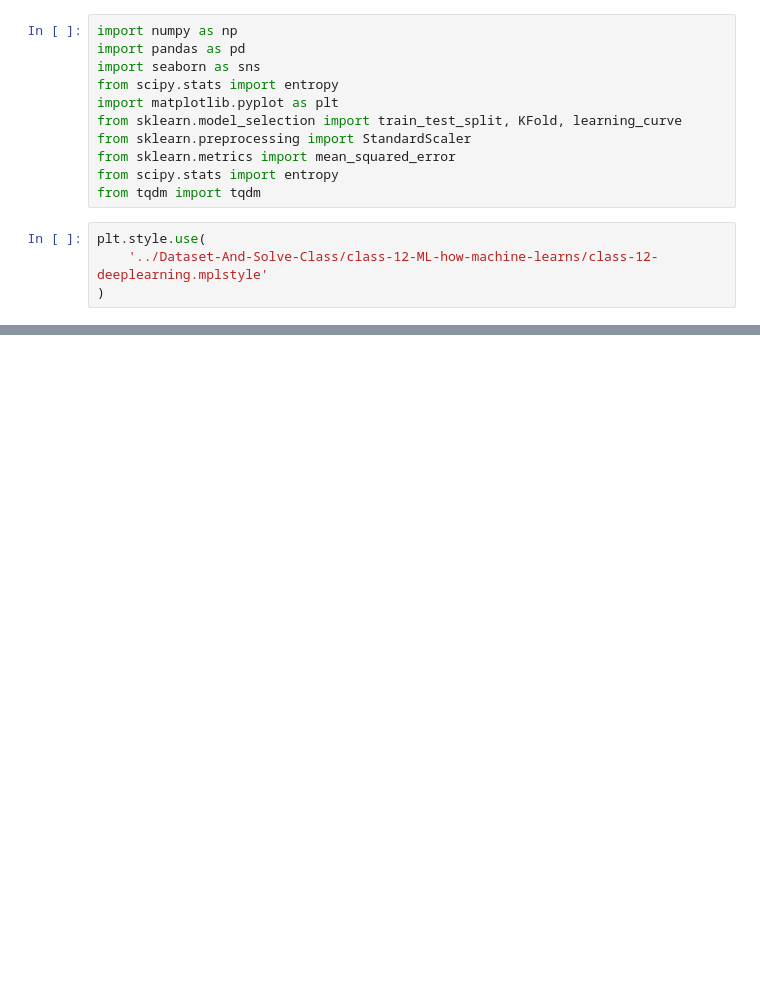
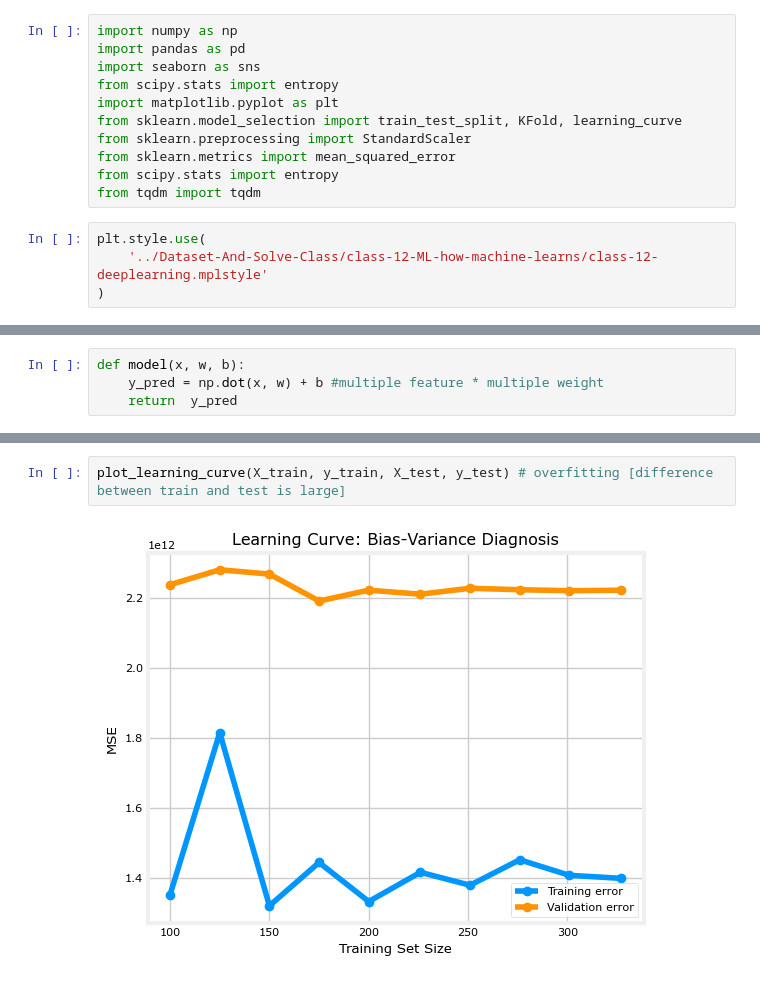
Before and after one commit to ShajibEwuCse19/Bongo-Dev-DS-AI-ML-Course-Practice-Repo, a Jupyter notebook: my-practice/regression-analysis-and-bias-varience-practice.ipynb, the cells around one changed output, grey strips where cells are left out. Drawn from its saved outputs; the diff is of its cells as text; blank space fills up the shorter version.

```diff
--- a/my-practice/regression-analysis-and-bias-varience-practice.ipynb
+++ b/my-practice/regression-analysis-and-bias-varience-practice.ipynb
@@ -28,0 +238,4 @@ housing_dataset.head()
+# %%
+def model(x, w, b):
+    y_pred = np.dot(x, w) + b #multiple feature * multiple weight
+    return  y_pred
@@ -28,0 +416,4 @@ housing_dataset.head()
+# %%
+plot_learning_curve(X_train, y_train, X_test, y_test) # overfitting [difference between train and test is large]
+# %% [output]
+[figure, added]
```
Also changed, not shown: parts of 28 cells of this notebook.
